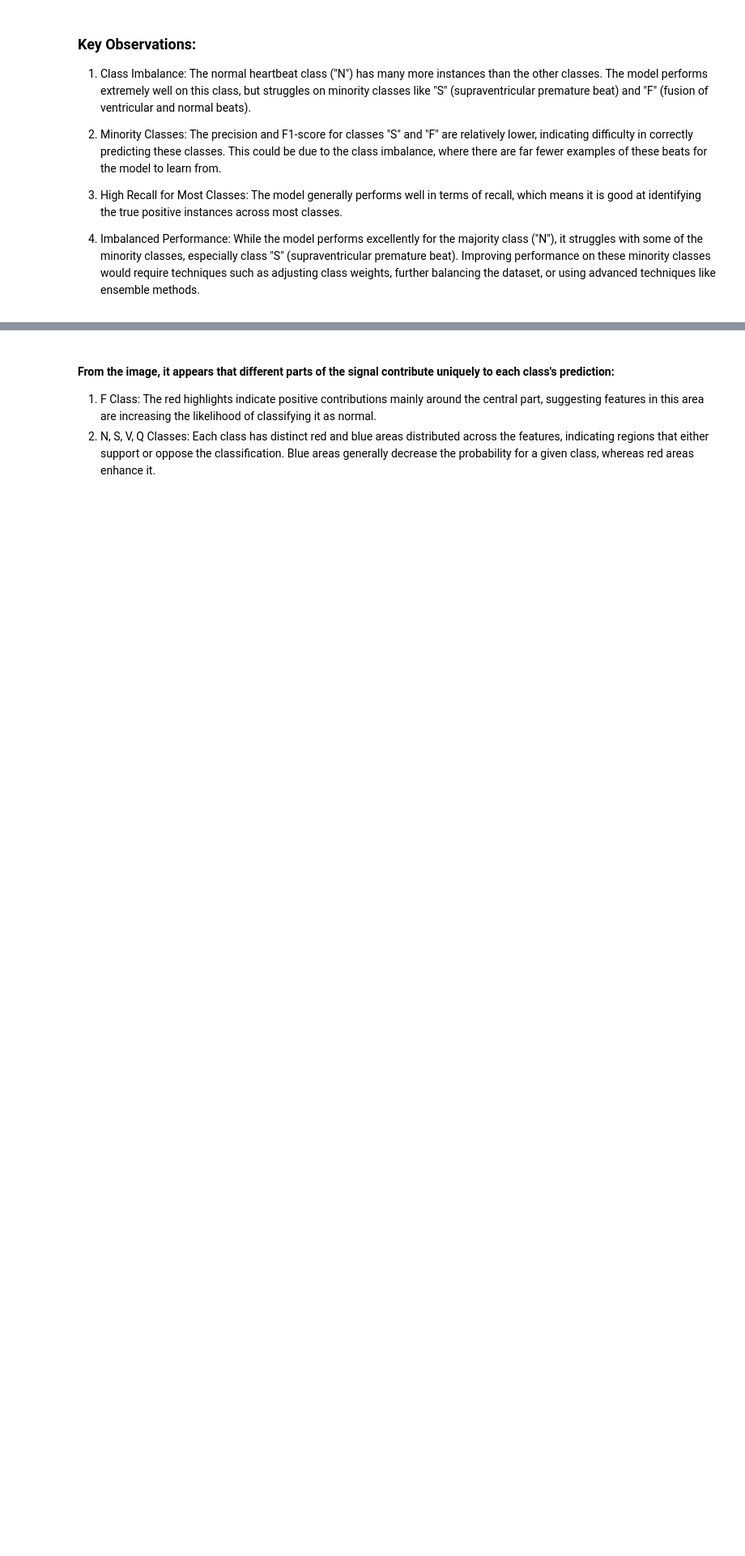
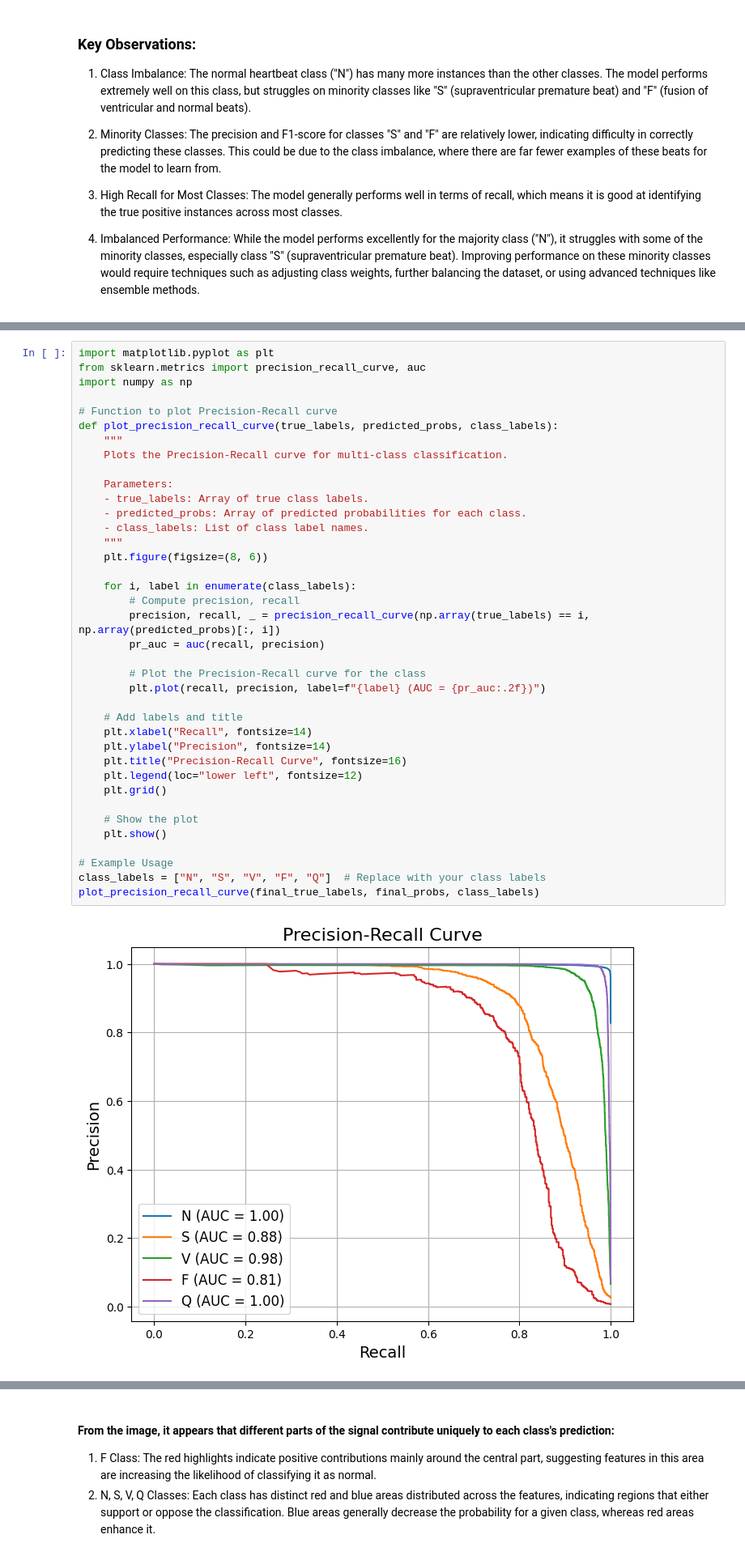
Before and after one commit to tubetraveller/heartbeat_dst, a Jupyter notebook: Models/2D_CNN_BiLSTM/Final_model.ipynb, the cells around one changed output, grey strips where cells are left out. Shown at 81% size. Cells and saved outputs as stored; diff of their text form; blank space fills up the shorter version.

```diff
--- a/Models/2D_CNN_BiLSTM/Final_model.ipynb
+++ b/Models/2D_CNN_BiLSTM/Final_model.ipynb
@@ -339,3 +497,43 @@ weighted avg       0.98      0.98      0.98     21892
+# %%
+import matplotlib.pyplot as plt
+from sklearn.metrics import precision_recall_curve, auc
+import numpy as np
+
+# Function to plot Precision-Recall curve
+def plot_precision_recall_curve(true_labels, predicted_probs, class_labels):
+    """
+    Plots the Precision-Recall curve for multi-class classification.
+
+    Parameters:
+    - true_labels: Array of true class labels.
+    - predicted_probs: Array of predicted probabilities for each class.
+    - class_labels: List of class label names.
+    """
+    plt.figure(figsize=(8, 6))
+
+    for i, label in enumerate(class_labels):
+        # Compute precision, recall
+        precision, recall, _ = precision_recall_curve(np.array(true_labels) == i, np.array(predicted_probs)[:, i])
+        pr_auc = auc(recall, precision)
+
+        # Plot the Precision-Recall curve for the class
+        plt.plot(recall, precision, label=f"{label} (AUC = {pr_auc:.2f})")
+
+    # Add labels and title
+    plt.xlabel("Recall", fontsize=14)
+    plt.ylabel("Precision", fontsize=14)
+    plt.title("Precision-Recall Curve", fontsize=16)
+    plt.legend(loc="lower left", fontsize=12)
+    plt.grid()
+
+    # Show the plot
+    plt.show()
+
+# Example Usage
+class_labels = ["N", "S", "V", "F", "Q"]  # Replace with your class labels
+plot_precision_recall_curve(final_true_labels, final_probs, class_labels)
+# %% [output]
+[figure, added]
 # %% [markdown]
 ### Shap plot
 
```
Also changed, not shown: parts of 19 cells of this notebook, 10 other files.
